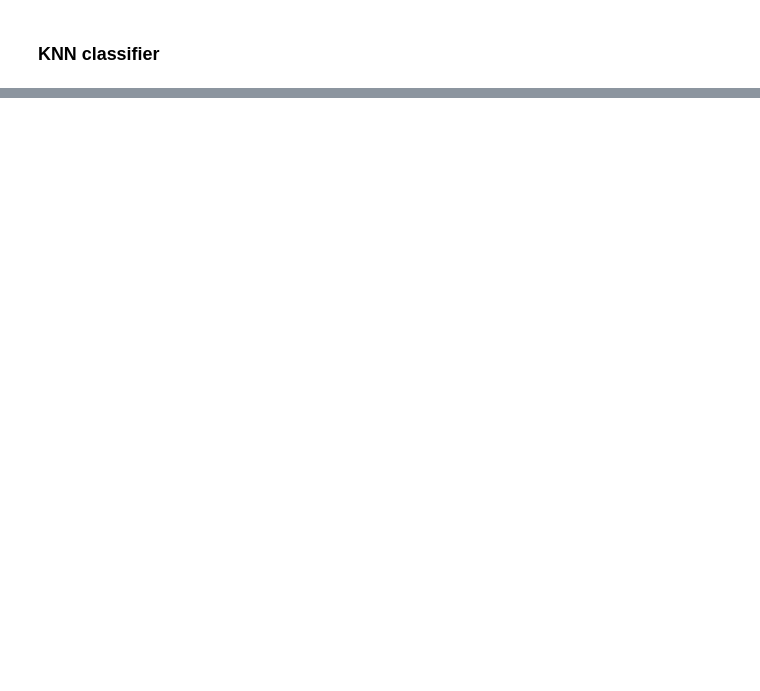
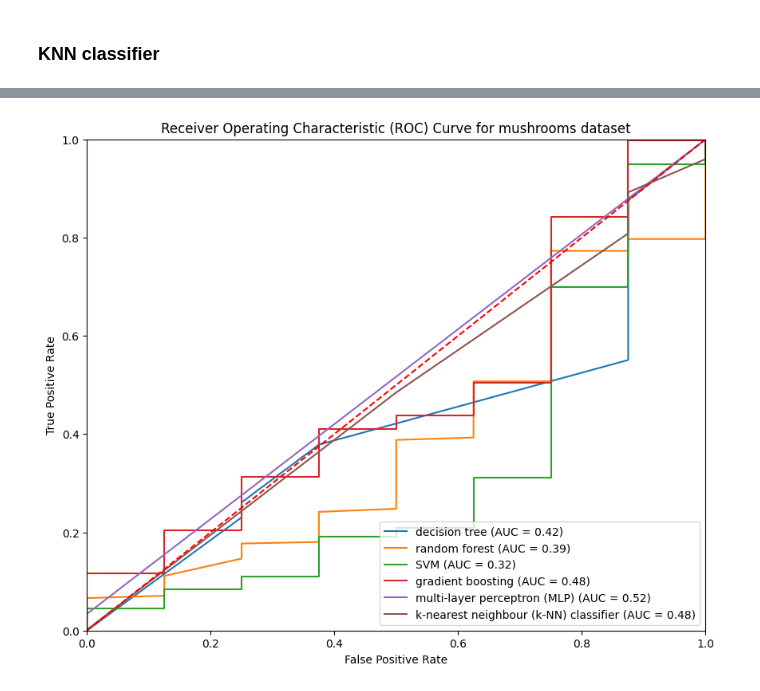
Before and after one commit to kmock930/Drug-Consumption-Machine-Learning-analysis, a Jupyter notebook: CSI5155 Machine Learning/CSI5155 Assignment 1 Evaluation Part - Kelvin Mock 300453668.ipynb, the cells around one changed output, grey strips where cells are left out. Saved outputs shown, nothing was run; the diff lists cells and outputs as text; code cells hidden in the pictures; blank space fills up the shorter version.

```diff
--- a/CSI5155 Machine Learning/CSI5155 Assignment 1 Evaluation Part - Kelvin Mock 300453668.ipynb
+++ b/CSI5155 Machine Learning/CSI5155 Assignment 1 Evaluation Part - Kelvin Mock 300453668.ipynb
@@ -862,0 +854,16 @@ performance.plotROC(
+# %%
+performance.plotROC(
+    models={
+        constants.descisionTree: mushModels.decisionTree_clf,
+        constants.randForest: mushModels.randomForest_clf,
+        constants.svm: mushModels.svm_clf,
+        constants.gradientBoost: mushModels.gradientBoost_clf,
+        constants.mlp: mushModels.mlp_clf,
+        constants.knn: mushModels.knn_clf
+    },
+    X_test=mushrooms_X_test,
+    y_test=mushModels.y_test,
+    dataset=constants.mushrooms_dataset
+);
+# %% [output]
+[figure, added]
```
Also changed, not shown: parts of 14 cells of this notebook, 2 other files.
